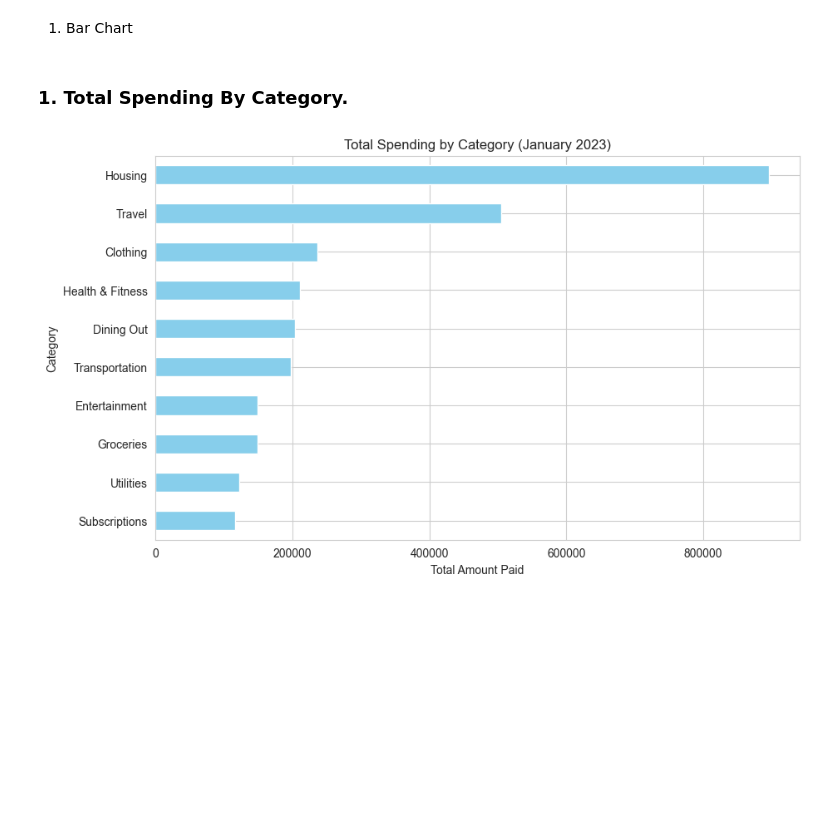
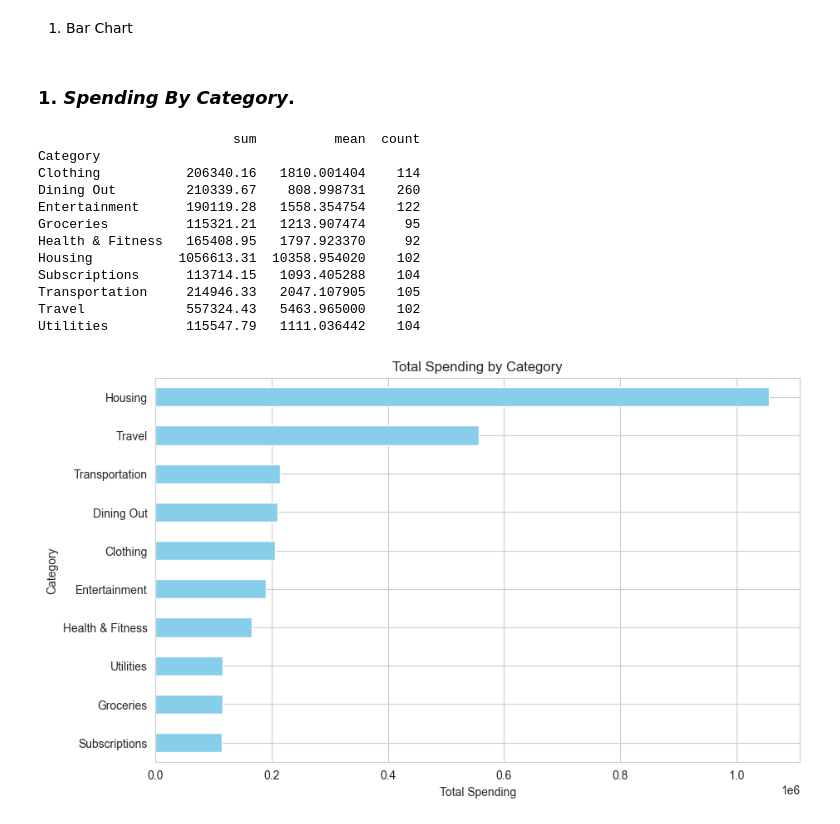
Before and after one commit to Grishthehandler/personal_expenses, a Jupyter notebook: src/expense_tracker.ipynb, the cells around one changed output. Cells and saved outputs as stored; diff of their text form; code cells hidden in the pictures; blank space fills up the shorter version.

```diff
--- a/src/expense_tracker.ipynb
+++ b/src/expense_tracker.ipynb
@@ -362,26 +397,30 @@ dtype: object
 ### Data Visualization.
 # %% [markdown]
 1. Bar Chart
-# %%
-# Set The Style For Seaborn
-
-sns.set_style(style='whitegrid')
 # %% [markdown]
-### 1. Total Spending By Category.
+### 1. ***Spending By Category***.
 # %%
-import matplotlib.pyplot as plt
+category_stats = df.groupby('Category')['Amount Paid'].agg(['sum', 'mean', 'count'])
+print(category_stats)
+
+# Plot total spending by category
 plt.figure(figsize=(10, 6))
-
-category_totals = df.groupby('Category')['Amount Paid'].sum().sort_values()
-
-category_totals.plot(kind='barh', color='skyblue')
-
-plt.title('Total Spending by Category (January 2023)')
-
-plt.xlabel('Total Amount Paid')
-
+category_stats['sum'].sort_values().plot(kind='barh', color='skyblue')
+plt.title('Total Spending by Category')
+plt.xlabel('Total Spending')
 plt.ylabel('Category')
-
 plt.show()
 # %% [output]
+                         sum          mean  count
+Category
+Clothing           206340.16   1810.001404    114
+Dining Out         210339.67    808.998731    260
+Entertainment      190119.28   1558.354754    122
+Groceries          115321.21   1213.907474     95
+Health & Fitness   165408.95   1797.923370     92
+Housing           1056613.31  10358.954020    102
+Subscriptions      113714.15   1093.405288    104
+Transportation     214946.33   2047.107905    105
+Travel             557324.43   5463.965000    102
+Utilities          115547.79   1111.036442    104
-[figure, old version]
+[figure, new version]
```
Also changed, not shown: parts of 18 cells of this notebook, 17 other files.
